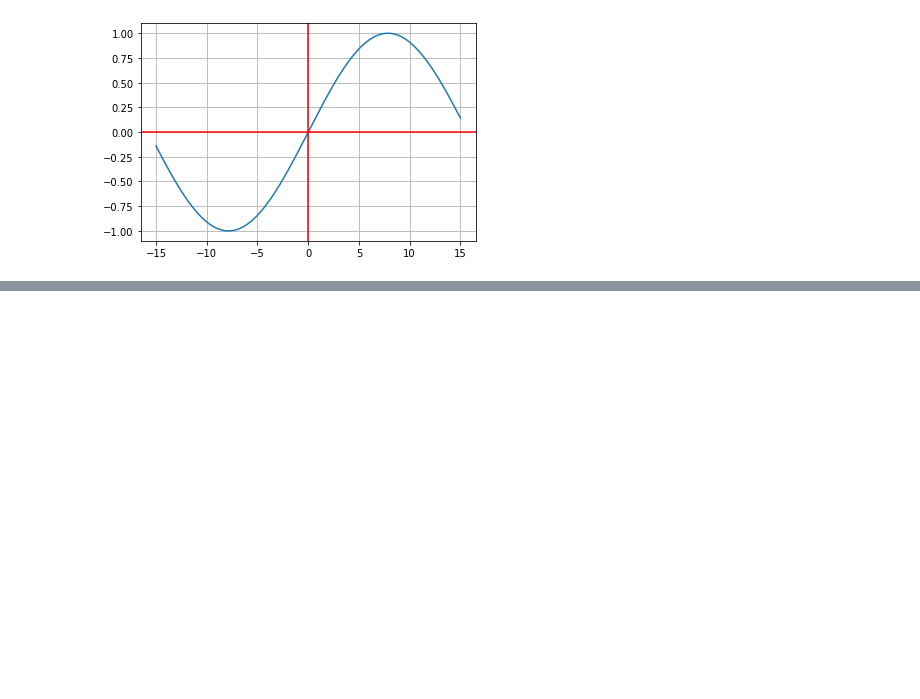
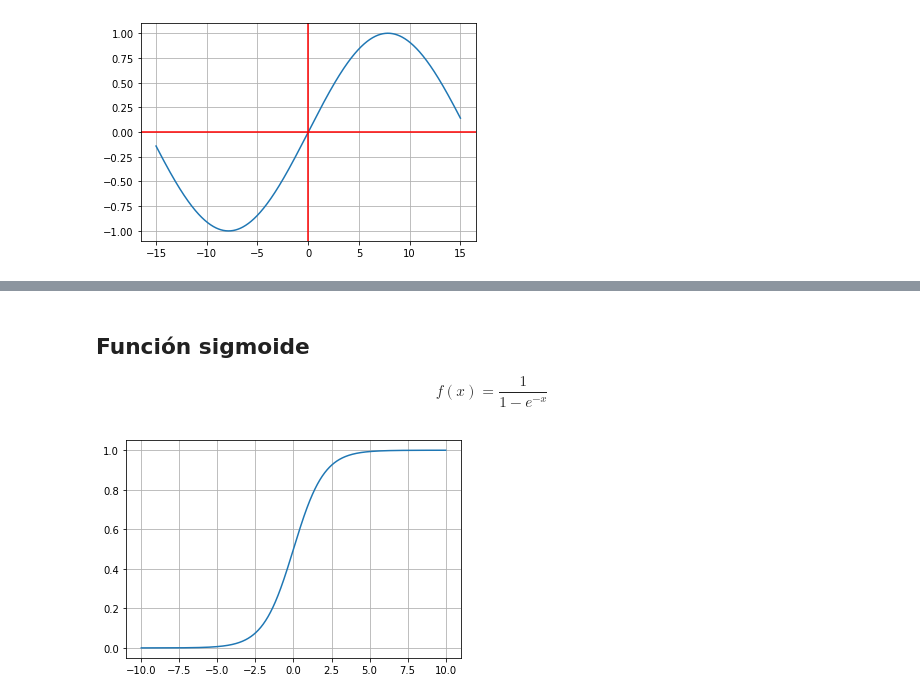
Before and after one commit to OmarPhysics/Courses_of_Platzi, a Jupyter notebook: Notebooks/01_Functions.ipynb, the cells around one changed output, grey strips where cells are left out. Saved outputs shown, nothing was run; the diff lists cells and outputs as text; code cells hidden in the pictures; blank space fills up the shorter version.

```diff
--- a/Notebooks/01_Functions.ipynb
+++ b/Notebooks/01_Functions.ipynb
@@ -478,0 +517,14 @@ ax.axvline(x = 0, color = 'r')
+# %% [markdown]
+## Función sigmoide
+
+$$f(x)=\frac{1}{1-e^{-x}}$$
+# %%
+def f(x):
+  return 1/(1 + np.exp(-x))
+
+y = f(x)
+
+plt.plot(x,y)
+plt.grid()
+# %% [output]
+[figure, added]
```
Also changed, not shown: parts of 10 cells of this notebook.
